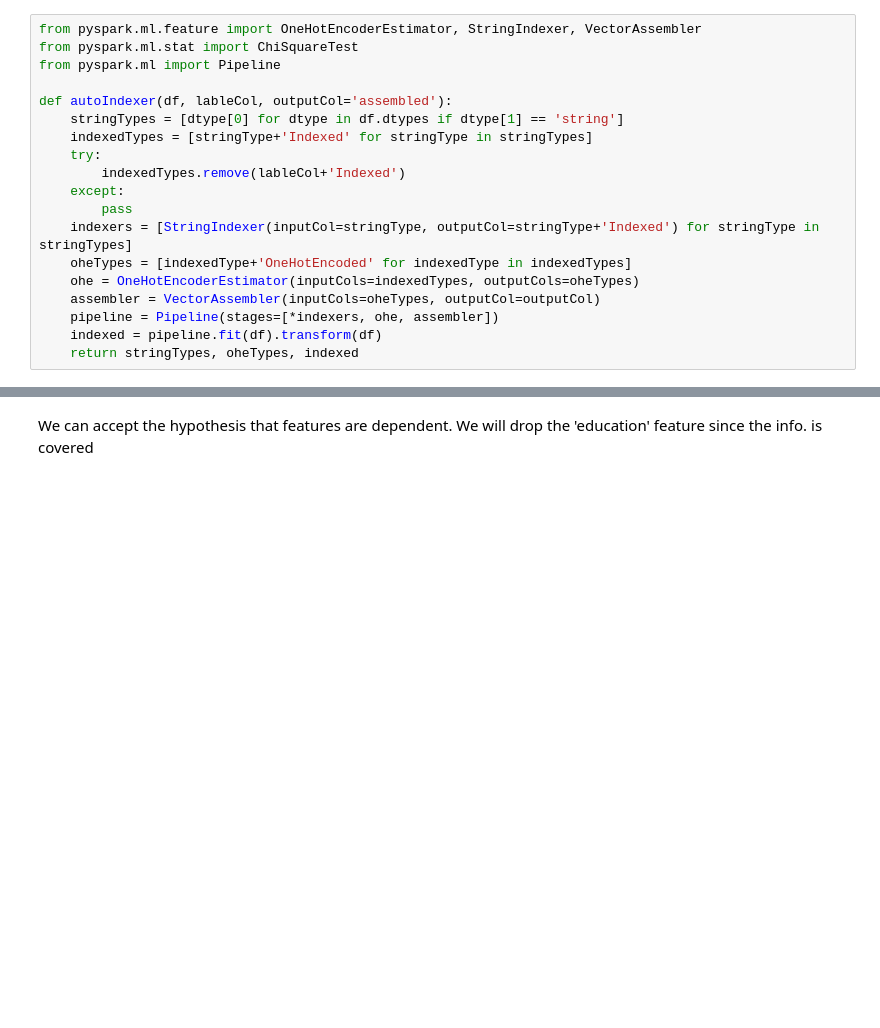
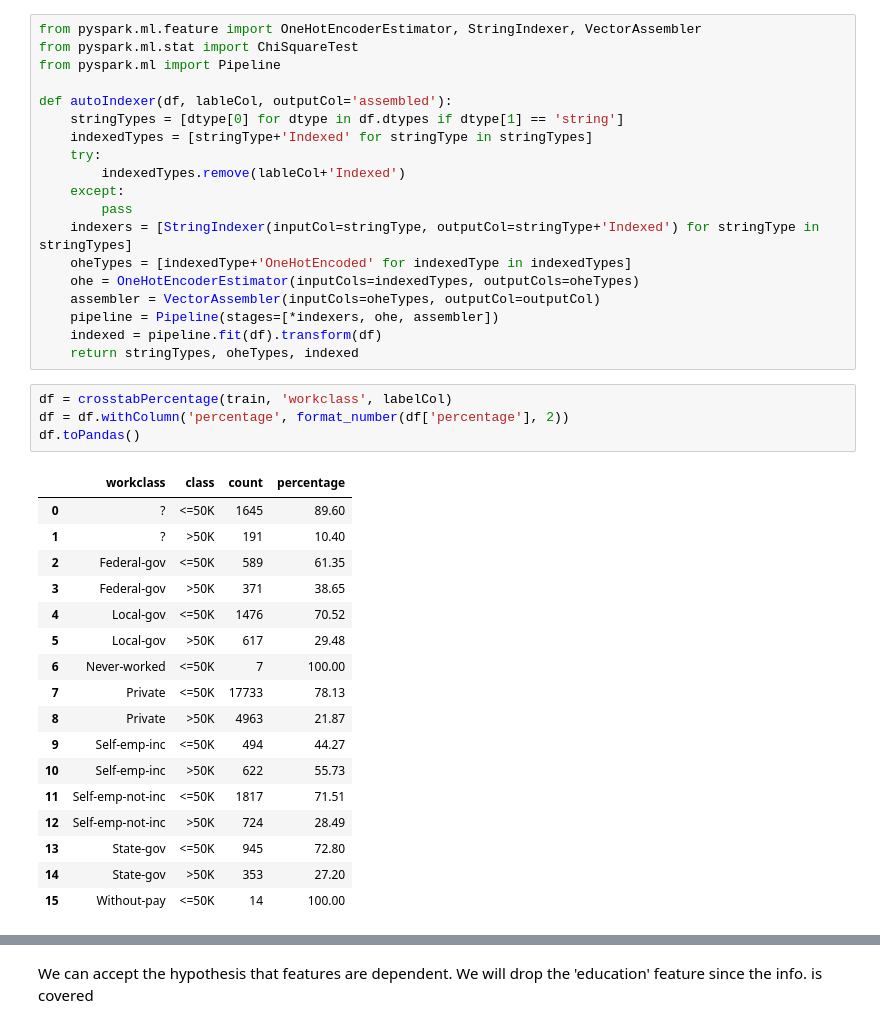
Before and after one commit to riyadparvez/pyspark-datascience, a Jupyter notebook: income/spark.ipynb, the cells around one changed output, grey strips where cells are left out. Saved outputs shown, nothing was run; the diff lists cells and outputs as text; blank space fills up the shorter version.

```diff
--- a/income/spark.ipynb
+++ b/income/spark.ipynb
@@ -205,3 +228,25 @@ def autoIndexer(df, lableCol, outputCol='assembled'):
     pipeline = Pipeline(stages=[*indexers, ohe, assembler])
     indexed = pipeline.fit(df).transform(df)
     return stringTypes, oheTypes, indexed
+# %%
+df = crosstabPercentage(train, 'workclass', labelCol)
+df = df.withColumn('percentage', format_number(df['percentage'], 2))
+df.toPandas()
+# %% [output]
+|  | workclass | class | count | percentage |
+| 0 | ? | <=50K | 1645 | 89.60 |
+| 1 | ? | >50K | 191 | 10.40 |
+| 2 | Federal-gov | <=50K | 589 | 61.35 |
+| 3 | Federal-gov | >50K | 371 | 38.65 |
+| 4 | Local-gov | <=50K | 1476 | 70.52 |
+| 5 | Local-gov | >50K | 617 | 29.48 |
+| 6 | Never-worked | <=50K | 7 | 100.00 |
+| 7 | Private | <=50K | 17733 | 78.13 |
+| 8 | Private | >50K | 4963 | 21.87 |
+| 9 | Self-emp-inc | <=50K | 494 | 44.27 |
+| 10 | Self-emp-inc | >50K | 622 | 55.73 |
+| 11 | Self-emp-not-inc | <=50K | 1817 | 71.51 |
+| 12 | Self-emp-not-inc | >50K | 724 | 28.49 |
+| 13 | State-gov | <=50K | 945 | 72.80 |
+| 14 | State-gov | >50K | 353 | 27.20 |
+| 15 | Without-pay | <=50K | 14 | 100.00 |
```
Also changed, not shown: parts of 25 cells of this notebook, 2 other files.
